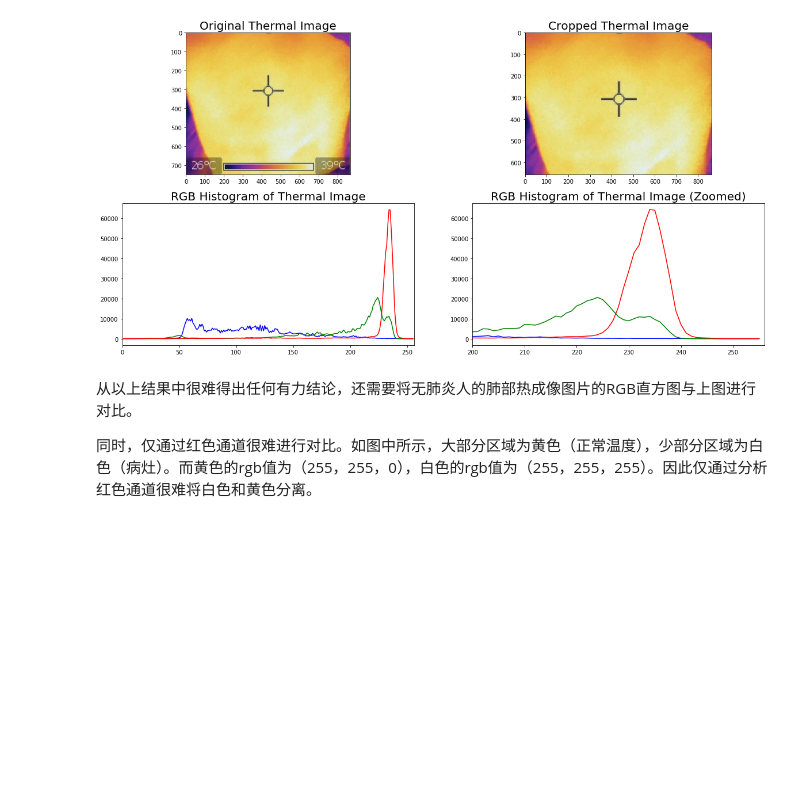
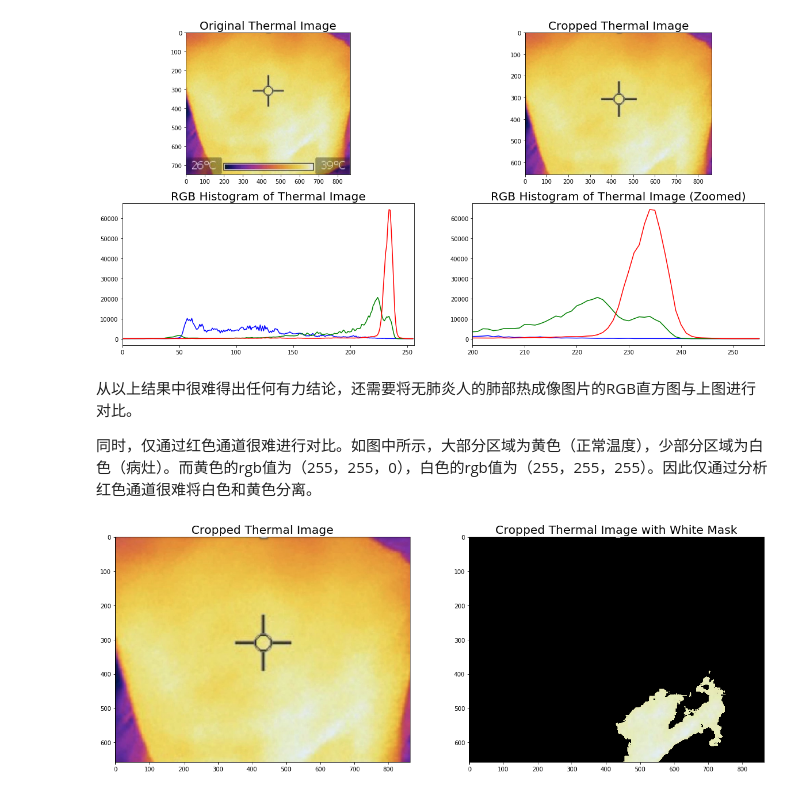
Before and after one commit to andyzihaozhang/Face-Recognition-Practice, a Jupyter notebook: 06-08-2020/Application of Thermal Image on Detection of Asymptomatic Coronavirus Carriers.ipynb, the cells around one changed output. Cells and saved outputs as stored; diff of their text form; code cells hidden in the pictures; blank space fills up the shorter version.

```diff
--- a/06-08-2020/Application of Thermal Image on Detection of Asymptomatic Coronavirus Carriers.ipynb
+++ b/06-08-2020/Application of Thermal Image on Detection of Asymptomatic Coronavirus Carriers.ipynb
@@ -87,3 +87,17 @@ plt.show()
 从以上结果中很难得出任何有力结论，还需要将无肺炎人的肺部热成像图片的RGB直方图与上图进行对比。
 
 同时，仅通过红色通道很难进行对比。如图中所示，大部分区域为黄色（正常温度），少部分区域为白色（病灶）。而黄色的rgb值为（255，255，0），白色的rgb值为（255，255，255）。因此仅通过分析红色通道很难将白色和黄色分离。
+# %%
+plt.figure(figsize=(20,10))
+plt.subplot(121).set_title("Cropped Thermal Image", size=20), plt.imshow(cv2.cvtColor(cropped, cv2.COLOR_BGR2RGB))
+
+plt.subplot(122).set_title("Cropped Thermal Image with White Mask", size=20)
+lower = np.uint8([180, 180, 180])
+upper = np.uint8([255, 255, 255])
+white_mask = cv2.inRange(cropped, lower, upper)
+masked_cropped = cv2.bitwise_and(cropped, cropped, mask=white_mask)
+
+plt.imshow(cv2.cvtColor(masked_cropped, cv2.COLOR_BGR2RGB))
+plt.show()
+# %% [output]
+[figure, added]
```
